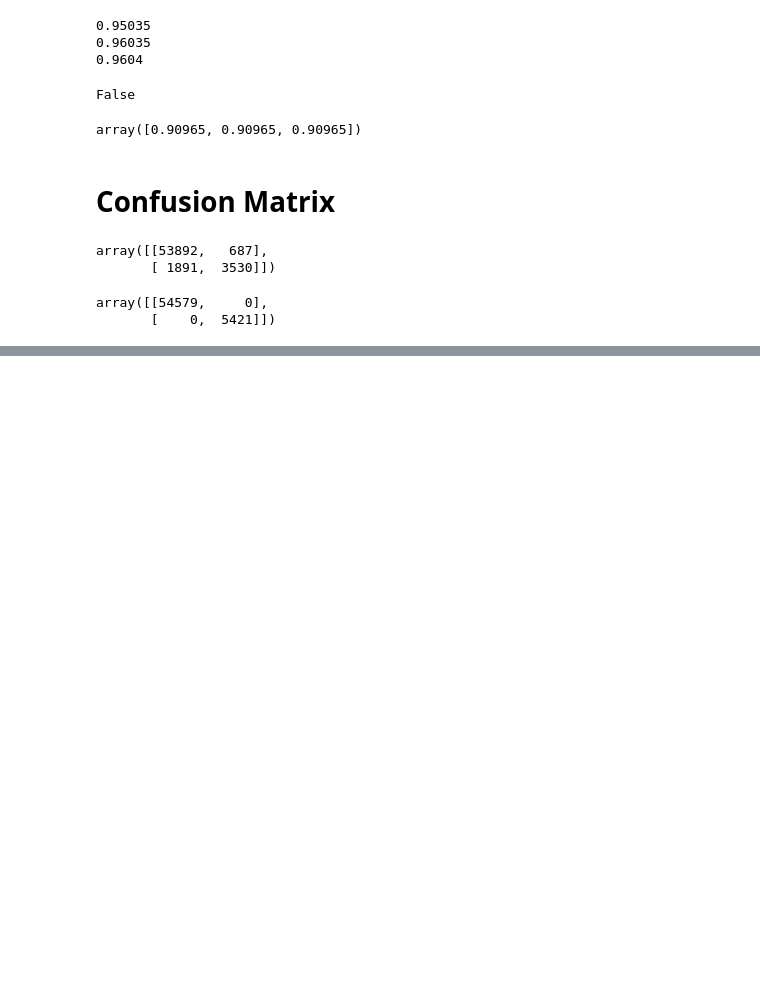
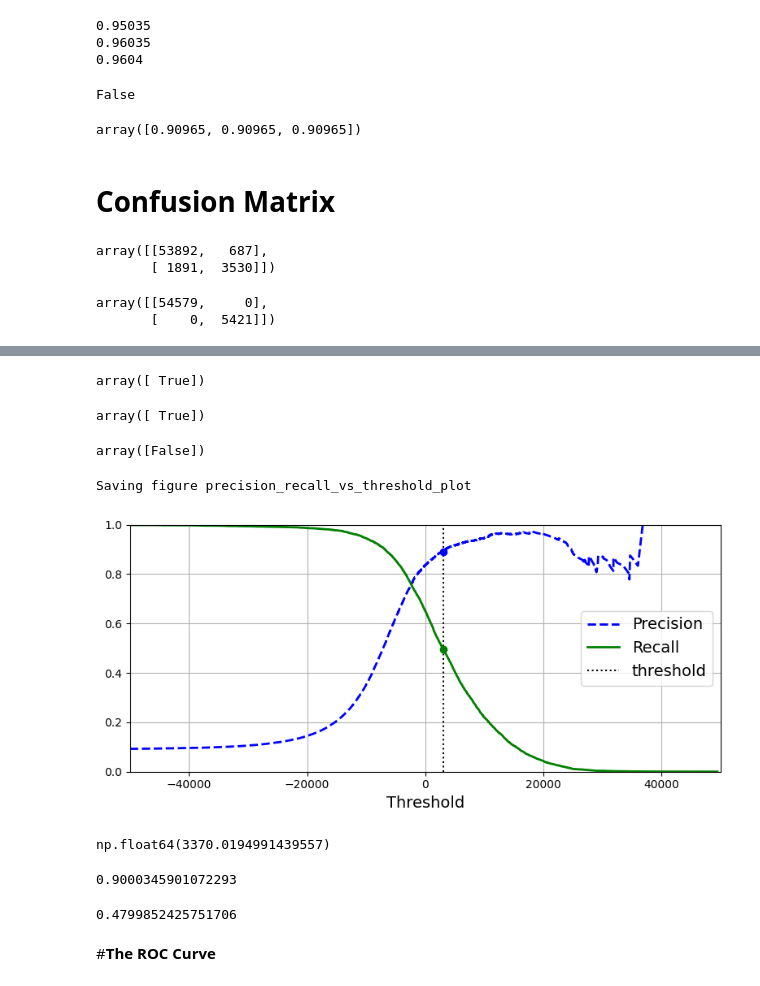
Before and after one commit to Saifullah785/hands-on-ml-notes-practice, a Jupyter notebook: Chapter_03_classification.ipynb, the cells around one changed output, grey strips where cells are left out. Drawn from its saved outputs; the diff is of its cells as text; code cells hidden in the pictures; blank space fills up the shorter version.

Commit message:
Created using Colab while reading chapter 03 and code practice on the topics of  Precision and Recall, Precision /Recall Trade-off, and The ROC Curve

```diff
--- a/Chapter_03_classification.ipynb
+++ b/Chapter_03_classification.ipynb
@@ -293,0 +334,56 @@ array([[54579,     0],
+# %%
+# Display the prediction
+y_some_digit_pred
+# %% [output]
+array([ True])
+# %%
+# Check if the decision function score is greater than 0
+y_scores > 0
+# %% [output]
+array([ True])
+# %%
+# Set a new threshold and predict based on the decision function score
+threshold = 3000
+y_some_digit_pred = (y_scores > threshold)
+# Display the new prediction
+y_some_digit_pred
+# %% [output]
+array([False])
+# %%
+# Get decision function scores for the entire training set using cross-validation
+y_scores = cross_val_predict(sgd_clf, X_train, y_train_5, cv=3, method='decision_function')
+# %%
+# Import precision_recall_curve from sklearn.metrics
+from sklearn.metrics import precision_recall_curve
+
+# Calculate precision, recall, and thresholds for the decision scores
+precisions, recalls, thresholds = precision_recall_curve(y_train_5, y_scores)
+# %%
+# Plot the precision and recall curves against the thresholds
+plt.figure(figsize=(8, 4))  # extra code – it's not needed, just formatting
+plt.plot(thresholds, precisions[:-1], "b--", label="Precision", linewidth=2)
+plt.plot(thresholds, recalls[:-1], "g-", label="Recall", linewidth=2)
+plt.vlines(threshold, 0, 1.0, "k", "dotted", label="threshold")
+
+# extra code – this section just beautifies and saves Figure 3–5
+idx = (thresholds >= threshold).argmax()  # first index ≥ threshold
+plt.plot(thresholds[idx], precisions[idx], "bo")
+plt.plot(thresholds[idx], recalls[idx], "go")
+plt.axis([-50000, 50000, 0, 1])
+plt.grid()
+plt.xlabel("Threshold")
+plt.legend(loc="center right")
+save_fig("precision_recall_vs_threshold_plot")
+
+plt.show()
+# %% [output]
+Saving figure precision_recall_vs_threshold_plot
+[figure, added]
+# %%
+# Find the threshold for 90% precision
+idx_for_90_percent_precision = (precisions >= 0.90).argmax()
+threshold_for_90_percent_precision = thresholds[idx_for_90_percent_precision]
+# Display the threshold
+threshold_for_90_percent_precision
+# %% [output]
+np.float64(3370.0194991439557)
@@ -293,0 +393,14 @@ array([[54579,     0],
+# %%
+# Calculate and print the precision score for the 90% precision predictions
+precision_score(y_train_5, y_train_pred_90)
+# %% [output]
+0.9000345901072293
+# %%
+# Calculate and print the recall score at 90% precision
+recall_at_90_precision = recall_score(y_train_5, y_train_pred_90)
+recall_at_90_precision
+#
+# %% [output]
+0.4799852425751706
+# %% [markdown]
+#**The ROC Curve**
```
Also changed, not shown: parts of 23 cells of this notebook.
